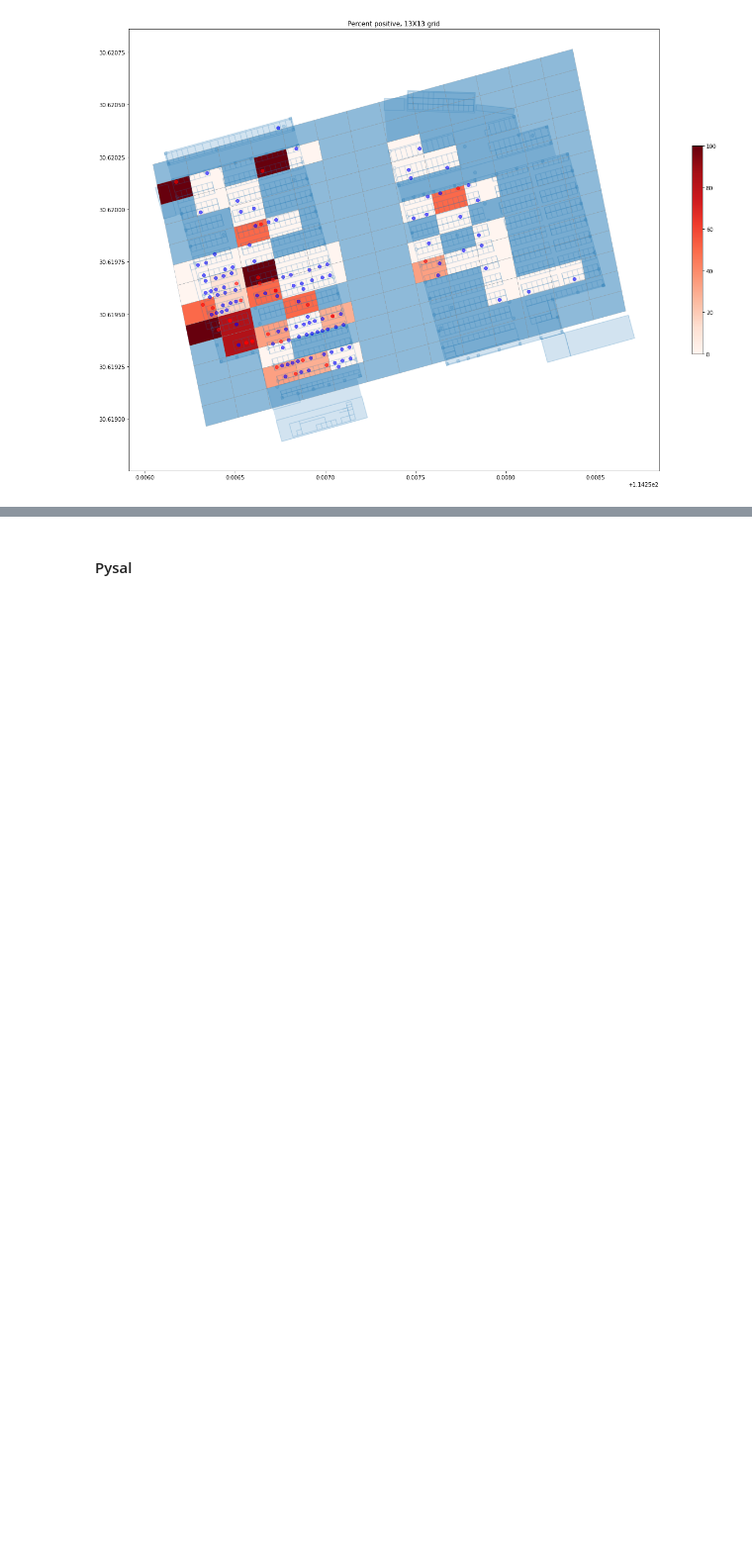
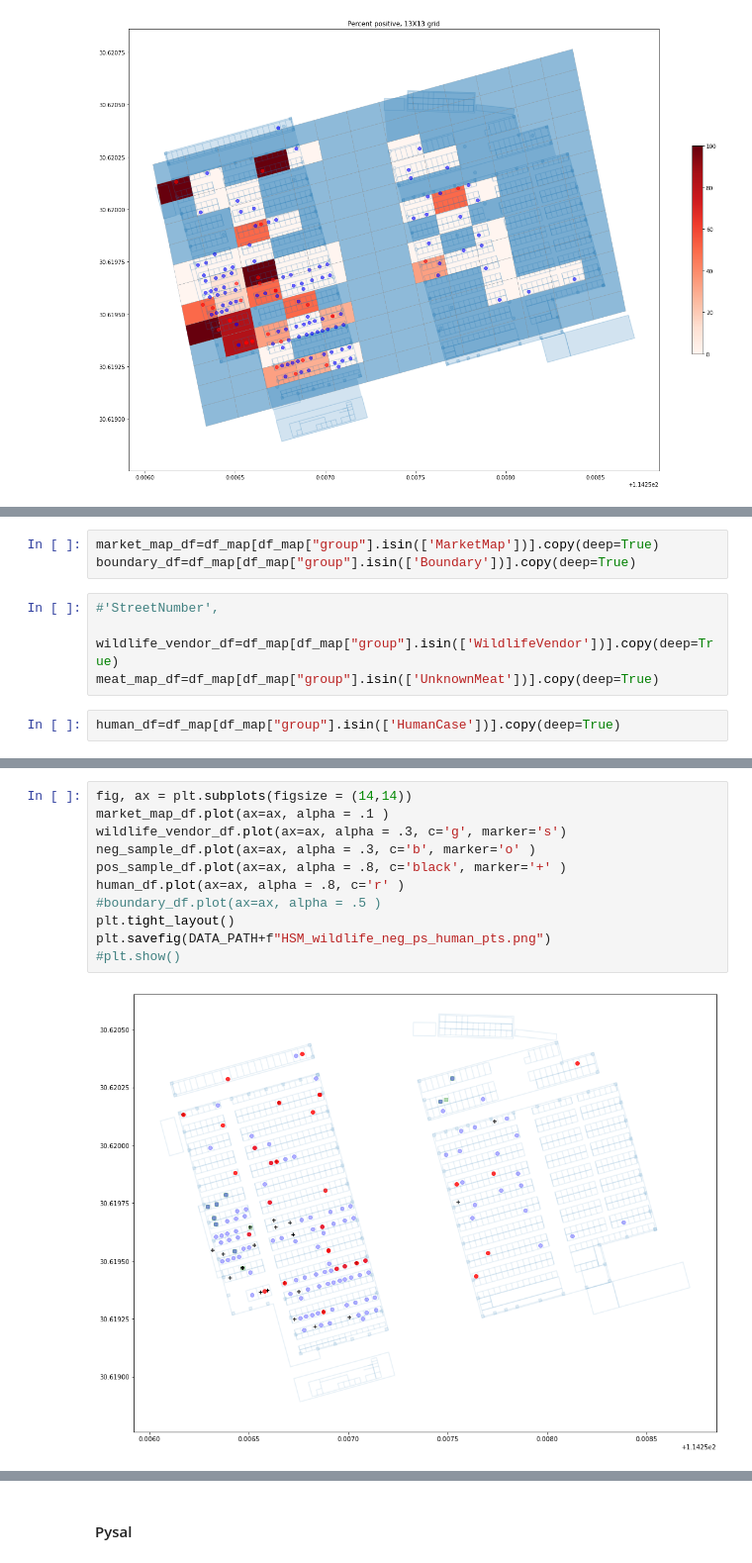
Before and after one commit to bioscienceresearch/Huanan_Seafood_Market_Zoonosis_Critique, a Jupyter notebook: HSM_internal.ipynb, the cells around one changed output, grey strips where cells are left out. Shown at 99% size. Drawn from its saved outputs; the diff is of its cells as text; blank space fills up the shorter version.

```diff
--- a/HSM_internal.ipynb
+++ b/HSM_internal.ipynb
@@ -486,0 +504,10 @@ plt.show()
+# %%
+market_map_df=df_map[df_map["group"].isin(['MarketMap'])].copy(deep=True)
+boundary_df=df_map[df_map["group"].isin(['Boundary'])].copy(deep=True)
+# %%
+#'StreetNumber',
+
+wildlife_vendor_df=df_map[df_map["group"].isin(['WildlifeVendor'])].copy(deep=True)
+meat_map_df=df_map[df_map["group"].isin(['UnknownMeat'])].copy(deep=True)
+# %%
+human_df=df_map[df_map["group"].isin(['HumanCase'])].copy(deep=True)
@@ -486,0 +523,13 @@ plt.show()
+# %%
+fig, ax = plt.subplots(figsize = (14,14))
+market_map_df.plot(ax=ax, alpha = .1 )
+wildlife_vendor_df.plot(ax=ax, alpha = .3, c='g', marker='s')
+neg_sample_df.plot(ax=ax, alpha = .3, c='b', marker='o' )
+pos_sample_df.plot(ax=ax, alpha = .8, c='black', marker='+' )
+human_df.plot(ax=ax, alpha = .8, c='r' )
+#boundary_df.plot(ax=ax, alpha = .5 )
+plt.tight_layout()
+plt.savefig(DATA_PATH+f"HSM_wildlife_neg_ps_human_pts.png")
+#plt.show()
+# %% [output]
+[figure, added]
```
Also changed, not shown: parts of 21 cells of this notebook, 3 other files.
